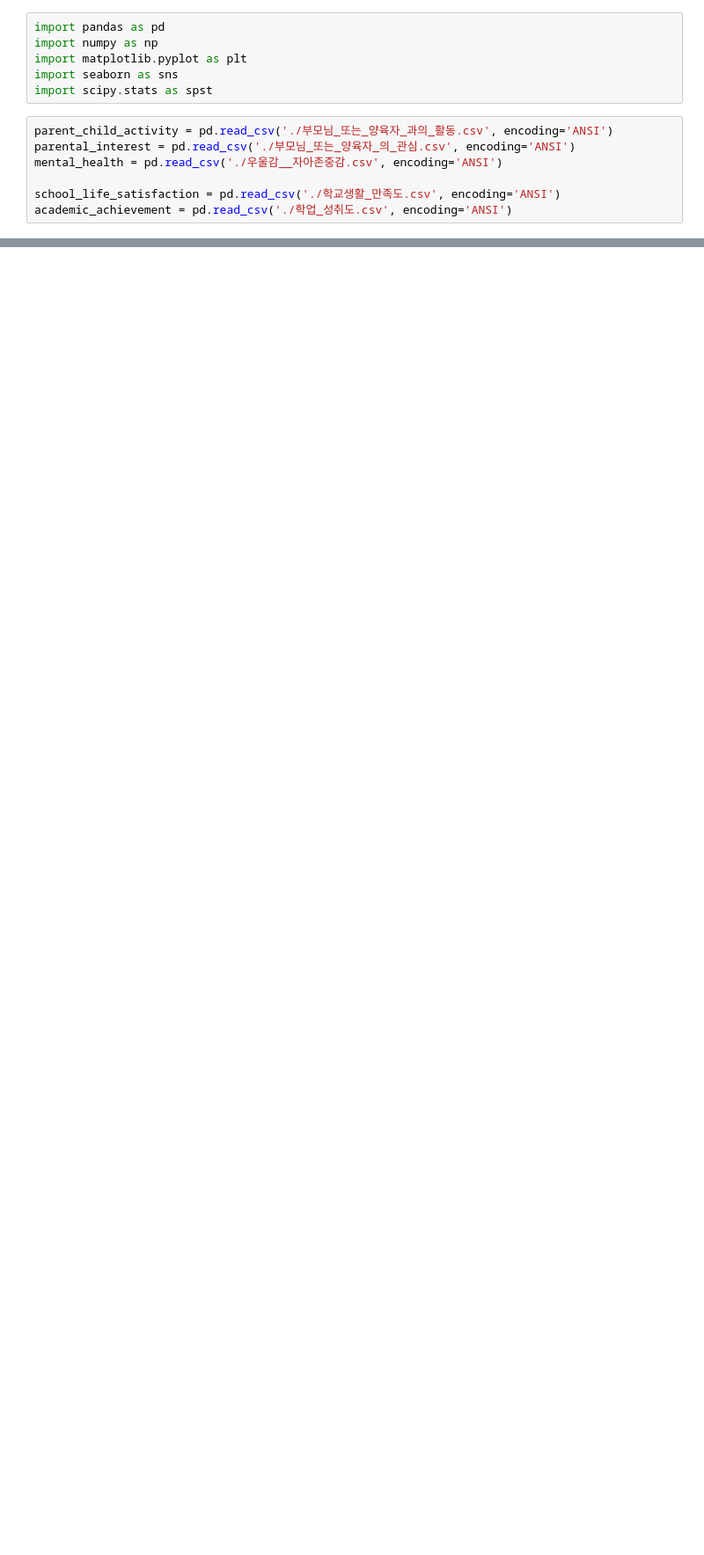
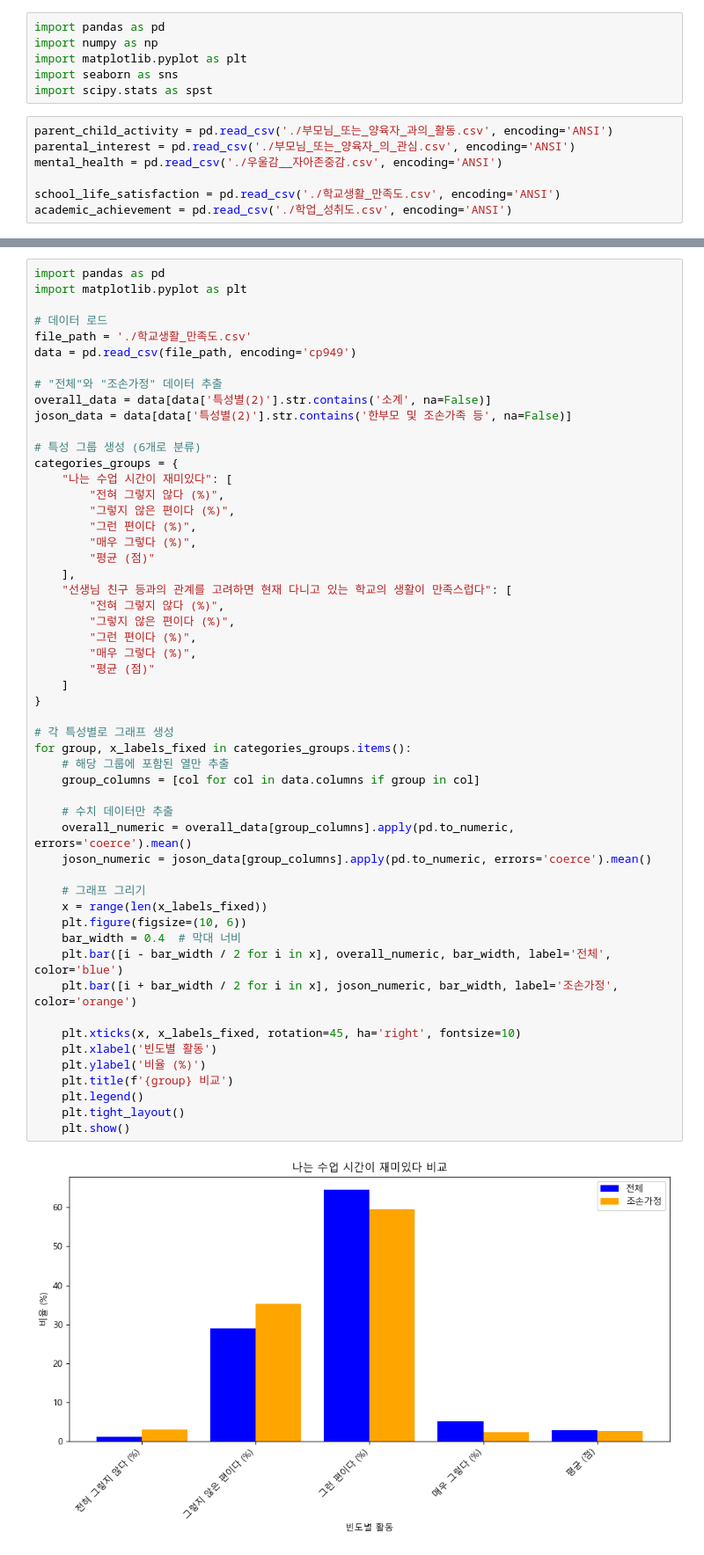
Before and after one commit to junyoungnnn/GroupStudy, a Jupyter notebook: 청소년데이터공모전/보고서용.ipynb, the cells around one changed output, grey strips where cells are left out. Shown: that part at 88% size. Saved outputs shown, nothing was run; the diff lists cells and outputs as text; blank space fills up the shorter version.

```diff
--- a/청소년데이터공모전/보고서용.ipynb
+++ b/청소년데이터공모전/보고서용.ipynb
@@ -58,0 +155,55 @@ display(academic_achievement)
+# %%
+import pandas as pd
+import matplotlib.pyplot as plt
+
+# 데이터 로드
+file_path = './학교생활_만족도.csv'
+data = pd.read_csv(file_path, encoding='cp949')
+
+# "전체"와 "조손가정" 데이터 추출
+overall_data = data[data['특성별(2)'].str.contains('소계', na=False)]
+joson_data = data[data['특성별(2)'].str.contains('한부모 및 조손가족 등', na=False)]
+
+# 특성 그룹 생성 (6개로 분류)
+categories_groups = {
+    "나는 수업 시간이 재미있다": [
+        "전혀 그렇지 않다 (%)",
+        "그렇지 않은 편이다 (%)",
+        "그런 편이다 (%)",
+        "매우 그렇다 (%)",
+        "평균 (점)"
+    ],
+    "선생님 친구 등과의 관계를 고려하면 현재 다니고 있는 학교의 생활이 만족스럽다": [
+        "전혀 그렇지 않다 (%)",
+        "그렇지 않은 편이다 (%)",
+        "그런 편이다 (%)",
+        "매우 그렇다 (%)",
+        "평균 (점)"
+    ]
+}
+
+# 각 특성별로 그래프 생성
+for group, x_labels_fixed in categories_groups.items():
+    # 해당 그룹에 포함된 열만 추출
+    group_columns = [col for col in data.columns if group in col]
+
+    # 수치 데이터만 추출
+    overall_numeric = overall_data[group_columns].apply(pd.to_numeric, errors='coerce').mean()
+    joson_numeric = joson_data[group_columns].apply(pd.to_numeric, errors='coerce').mean()
+
+    # 그래프 그리기
+    x = range(len(x_labels_fixed))
+    plt.figure(figsize=(10, 6))
+    bar_width = 0.4  # 막대 너비
+    plt.bar([i - bar_width / 2 for i in x], overall_numeric, bar_width, label='전체', color='blue')
+    plt.bar([i + bar_width / 2 for i in x], joson_numeric, bar_width, label='조손가정', color='orange')
+
+    plt.xticks(x, x_labels_fixed, rotation=45, ha='right', fontsize=10)
+    plt.xlabel('빈도별 활동')
+    plt.ylabel('비율 (%)')
+    plt.title(f'{group} 비교')
+    plt.legend()
+    plt.tight_layout()
+    plt.show()
+# %% [output]
+[figure, added]
```
Also changed, not shown: parts of 7 cells of this notebook, 6 other files.
